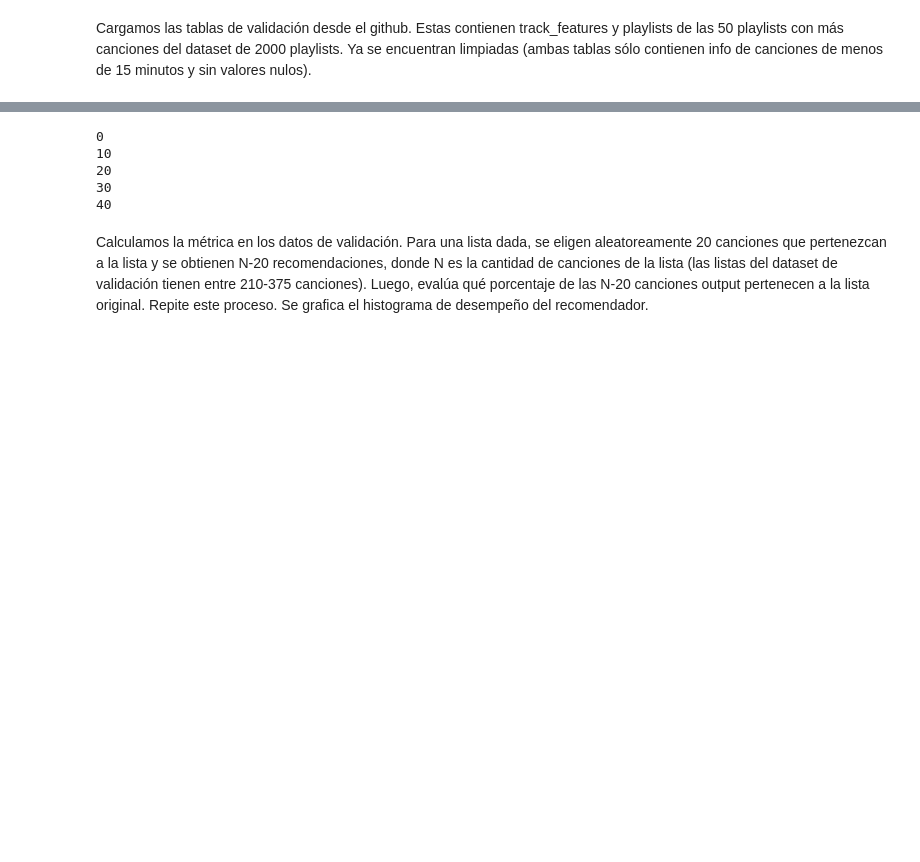
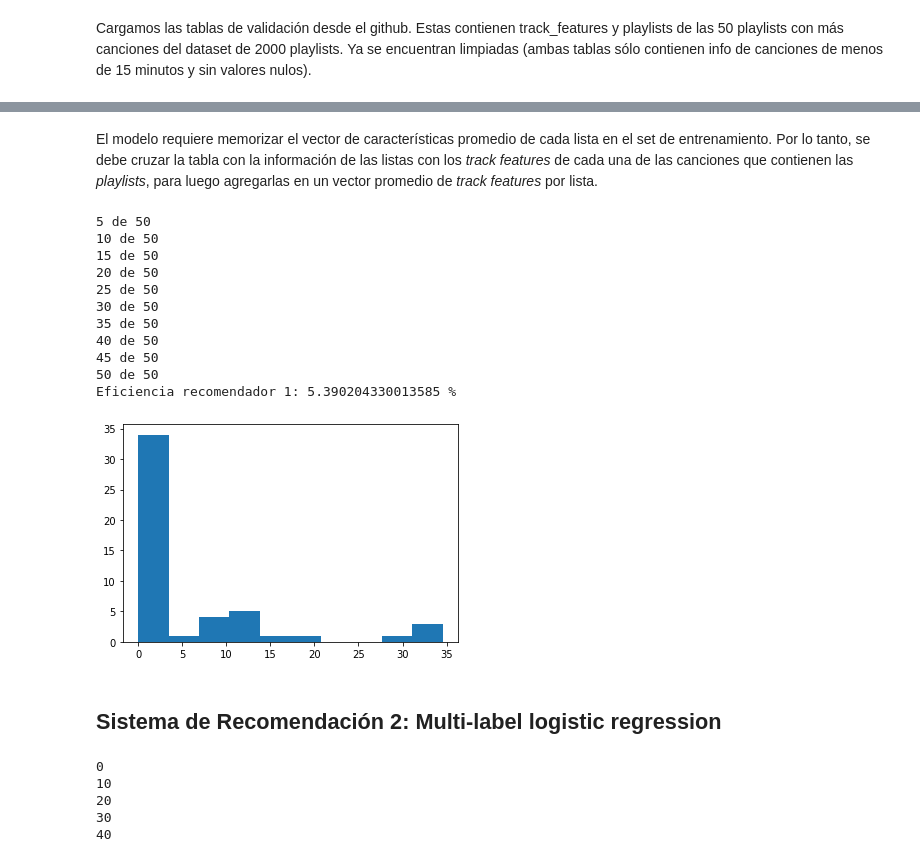
Before and after one commit to alcazar90/CC5205-3-proyecto, a Jupyter notebook: sandbox/pipeline_validacion.ipynb, the cells around one changed output, grey strips where cells are left out. Saved outputs shown, nothing was run; the diff lists cells and outputs as text; code cells hidden in the pictures; blank space fills up the shorter version.

```diff
--- a/sandbox/pipeline_validacion.ipynb
+++ b/sandbox/pipeline_validacion.ipynb
@@ -33,3 +150,49 @@ Definir clases para cada recomendador y así poder evaluarlos. Colocarlas en el
+# %% [markdown]
+El modelo requiere memorizar el vector de características promedio de cada lista en el set de entrenamiento.
+Por lo tanto, se debe cruzar la tabla con la información de las listas con los _track features_ de cada una
+de las canciones que contienen las _playlists_, para luego agregarlas en un vector promedio de _track features_ por lista.
+# %%
+avg_features_by_pid = \
+        playlists_val \
+            .merge(tracks_val, left_on='track_uri', right_on='uri', how='inner') \
+            [['pid','danceability', 'energy', 'key', 'loudness', 'mode', 'speechiness',
+              'acousticness', 'instrumentalness', 'liveness', 'valence', 'tempo']] \
+            .groupby('pid') \
+            .mean() \
+            .reset_index()
+# %%
+features_by_pid_plus_artist = \
+    playlists_val \
+    .merge(tracks_val, left_on='track_uri', right_on='uri', how='inner') \
+    [['pid','artist_uri', 'track_uri', 'danceability', 'energy', 'key', 'loudness', 'mode', 'speechiness',
+      'acousticness', 'instrumentalness', 'liveness', 'valence', 'tempo']] \
+    .drop_duplicates(subset=['artist_uri']) \
+    .merge(artist_info[['artists.uri', 'artists.popularity']], left_on='artist_uri', right_on='artists.uri', how='left') \
+    .drop(['artists.uri'], axis=1)
+# %%
+recomendador_1 =recommender_1()
+recomendador_1.fit(avg_features_by_pid.iloc[:, 1:].to_numpy(),
+                   avg_features_by_pid.iloc[:, 0].to_numpy(),
+                   features_by_pid_plus_artist)
+# %%
+np.random.seed(1991)
+eficiencia_1=validar_recomendador(recomendador_1)
+print("Eficiencia recomendador 1:", eficiencia_1,"%")
+# %% [output]
+5 de 50
+10 de 50
+15 de 50
+20 de 50
+25 de 50
+30 de 50
+35 de 50
+40 de 50
+45 de 50
+50 de 50
+Eficiencia recomendador 1: 5.390204330013585 %
+[figure, added]
+# %% [markdown]
+## Sistema de Recomendación 2: Multi-label logistic regression
 # %%
 import numpy as np
 from sklearn.preprocessing import PolynomialFeatures
@@ -104,5 +255,3 @@ recomendador_2.train(tracks_val, playlists_val)
 20
 30
 40
-# %% [markdown]
-Calculamos la métrica en los datos de validación. Para una lista dada, se eligen aleatoreamente 20 canciones que pertenezcan a la lista y se obtienen N-20 recomendaciones, donde N es la cantidad de canciones de la lista (las listas del dataset de validación tienen entre 210-375 canciones). Luego, evalúa qué porcentaje de las N-20 canciones output pertenecen a la lista original. Repite este proceso. Se grafica el histograma de desempeño del recomendador.
```
Also changed, not shown: parts of 15 cells of this notebook.
